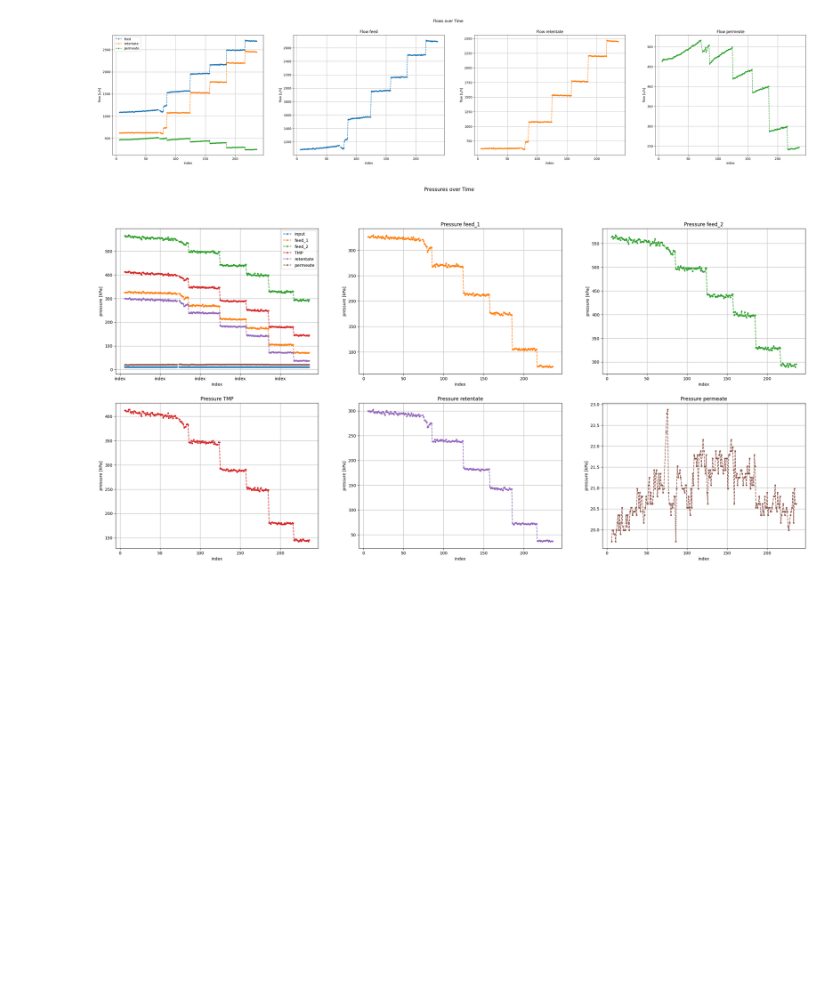
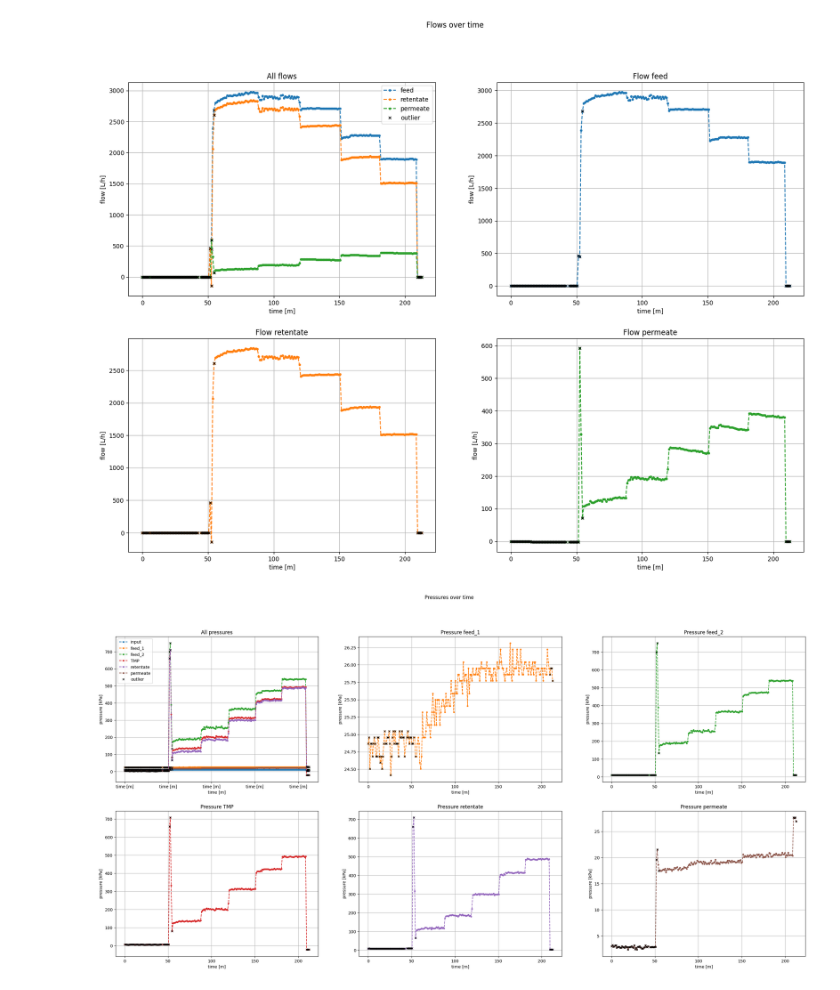
Before and after one commit to zucchi99/data_analysis, a Jupyter notebook: src/1_explore__df_ext.ipynb, the cells around one changed output. Drawn from its saved outputs; the diff is of its cells as text; code cells hidden in the pictures; blank space fills up the shorter version.

```diff
--- a/src/1_explore__df_ext.ipynb
+++ b/src/1_explore__df_ext.ipynb
@@ -37,5 +41,4 @@ input file:
 # %%
-df_all = pd.read_csv(file_path)
-df_all['datetime'] = pd.to_datetime(df_all['datetime'], format='%Y-%m-%d %H:%M:%S')
-df_all = df_all.reset_index()
-DATE = df_all.loc[0, 'datetime'].date().isoformat()
+df = pd.read_csv(file_path)
+df['datetime'] = pd.to_datetime(df['datetime'], format='%Y-%m-%d %H:%M:%S')
+df = df.reset_index()
@@ -99,0 +45,2 @@ if plot_scatterplot_matrix :
+# %%
+df = identify_all_outliers(df, drop_outliers=(include_outliers == False), log=True)
@@ -99,0 +56,5 @@ if plot_scatterplot_matrix :
+# %%
+is_outlier = None
+if mark_outliers :
+    # highlight outliers in charts
+    is_outlier = df['is_outlier']
@@ -277,56 +167,64 @@ if cur_file == 'ALL_DATA.csv' :
 # %%
 y_dict = {
-    'feed'          : df_plot['flow feed [L/h]'],
-    'retentate'     : df_plot['flow retentate [L/h]'],
-    'permeate'      : df_plot['flow permeate [L/h]']
+    'feed'          : df['flow feed [L/h]'],
+    'retentate'     : df['flow retentate [L/h]'],
+    'permeate'      : df['flow permeate [L/h]']
 }
 y_ax_lbl = 'flow [L/h]'
-title = None
-
-rows = 1
-cols = 4
+rows = 2
+cols = 2
+idx = 0 if rows == 1 else (0, 0)
 fig, axs = plot.subplots(rows, cols, figsize=(10*cols, 7*rows))
-plot_time_series_1_axis(x=df_plot[x_axis[TIME_IDX]], y_series=y_dict, x_ax_lbl=x_axis[TIME_IDX], y_ax_lbl=y_ax_lbl, title=title, x_format=x_format[TIME_IDX], cur_ax=axs[0])
+plot_time_series_1_axis(
+    x=df[x_axis], y_series=y_dict, x_ax_lbl=x_axis, y_ax_lbl=y_ax_lbl,
+    title="All flows", x_format=x_format, cur_ax=axs[idx], is_outlier=is_outlier)
 i = 0
 j = 1
-for (prs, col) in y_dict.items() :
+for (name, col) in y_dict.items() :
     y_dict_tmp = {}
-    y_dict_tmp[prs] = col
-    plot_time_series_1_axis(x=df_plot[x_axis[TIME_IDX]], y_series=y_dict_tmp, x_ax_lbl=x_axis[TIME_IDX], y_ax_lbl=y_ax_lbl, title="Flow "+prs, x_format=x_format[TIME_IDX], cur_ax=axs[j], color=[COLOR_CYCLE[i*cols+j-1]]
-    )
+    y_dict_tmp[name] = col
+    idx = j if rows == 1 else (i,j)
+    plot_time_series_1_axis(
+        x=df[x_axis], y_series=y_dict_tmp, x_ax_lbl=x_axis,
+        y_ax_lbl=y_ax_lbl, title=f"Flow {name}", x_format=x_format,
+        cur_ax=axs[idx], color=[COLOR_CYCLE[i*cols+j-1]], is_outlier=is_outlier)
     j = (j + 1) % cols
     if j == 0 :
         i += 1
-plot.suptitle('Flows over Time')
+plot.suptitle('Flows over time')
 plot.show()
 # %% [output]
-[figure, old version]
+[figure, new version]
 # %%
 y_dict = {
-    'input'     : df_plot['prs input [kPa]'],
-    'feed_1'    : df_plot['prs feed_1 [kPa]'],
-    'feed_2'    : df_plot['prs feed_2 [kPa]'],
-    'TMP'       : df_plot['TMP [kPa]'],
-    'retentate' : df_plot['prs retentate [kPa]'],
-    'permeate'  : df_plot['prs permeate [kPa]'],
+    'input'     : df['prs input [kPa]'],
+    'feed_1'    : df['prs feed_1 [kPa]'],
+    'feed_2'    : df['prs feed_2 [kPa]'],
+    'TMP'       : df['TMP [kPa]'],
+    'retentate' : df['prs retentate [kPa]'],
+    'permeate'  : df['prs permeate [kPa]'],
 }
 y_ax_lbl = 'pressure [kPa]'
-title = None
 rows = 2
 cols = 3
 fig, axs = plot.subplots(rows, cols, figsize=(10*cols, 7*rows))
-plot_time_series_1_axis(x=df_plot[x_axis[TIME_IDX]], y_series=y_dict, x_ax_lbl=x_axis[TIME_IDX], y_ax_lbl=y_ax_lbl, title=title, x_format=x_axis[TIME_IDX], cur_ax=axs[0, 0])
+plot_time_series_1_axis(
+    x=df[x_axis], y_series=y_dict, x_ax_lbl=x_axis, y_ax_lbl=y_ax_lbl,
+    title="All pressures", x_format=x_axis, cur_ax=axs[0, 0], is_outlier=is_outlier)
 i = 0
 j = 1
-for (prs, col) in y_dict.items() :
-    if (prs != 'input') :
+for (name, col) in y_dict.items() :
+    if (name != 'input') :
         y_dict_tmp = {}
-        y_dict_tmp[prs] = col
-        plot_time_series_1_axis(x=df_plot[x_axis[TIME_IDX]], y_series=y_dict_tmp, x_ax_lbl=x_axis[TIME_IDX], y_ax_lbl=y_ax_lbl, title="Pressure "+prs, x_format=x_format[TIME_IDX], cur_ax=axs[i, j], color=[COLOR_CYCLE[i*cols+j]])
+        y_dict_tmp[name] = col
+        plot_time_series_1_axis(
+            x=df[x_axis], y_series=y_dict_tmp, x_ax_lbl=x_axis,
+            y_ax_lbl=y_ax_lbl, title=f"Pressure {name}", x_format=x_format,
+            cur_ax=axs[i, j], color=[COLOR_CYCLE[i*cols+j]], is_outlier=is_outlier)
         j = (j + 1) % cols
         if j == 0 :
             i += 1
-plot.suptitle('Pressures over Time')
+plot.suptitle('Pressures over time')
 plot.show()
 # %% [output]
-[figure, old version]
+[figure, new version]
```
Also changed, not shown: parts of 38 cells of this notebook, 20 other files.
